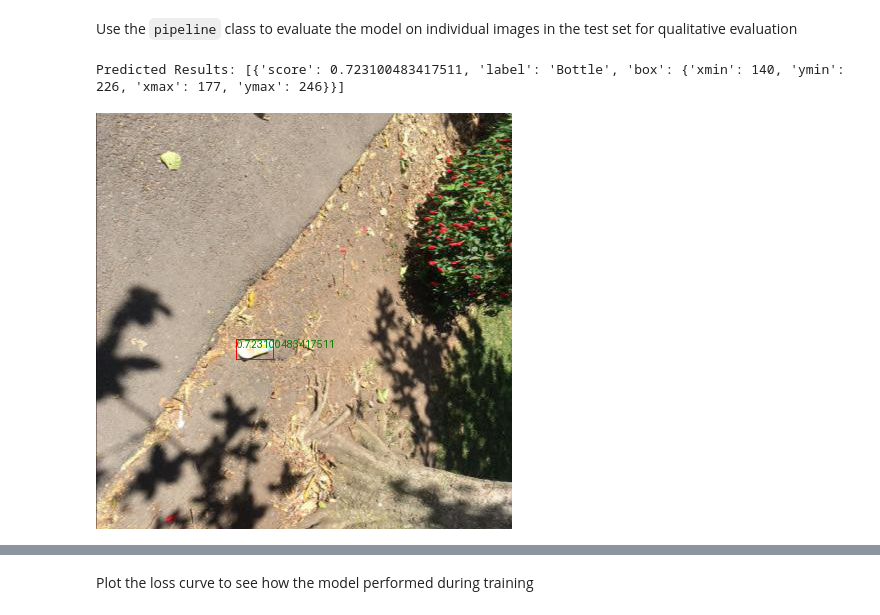
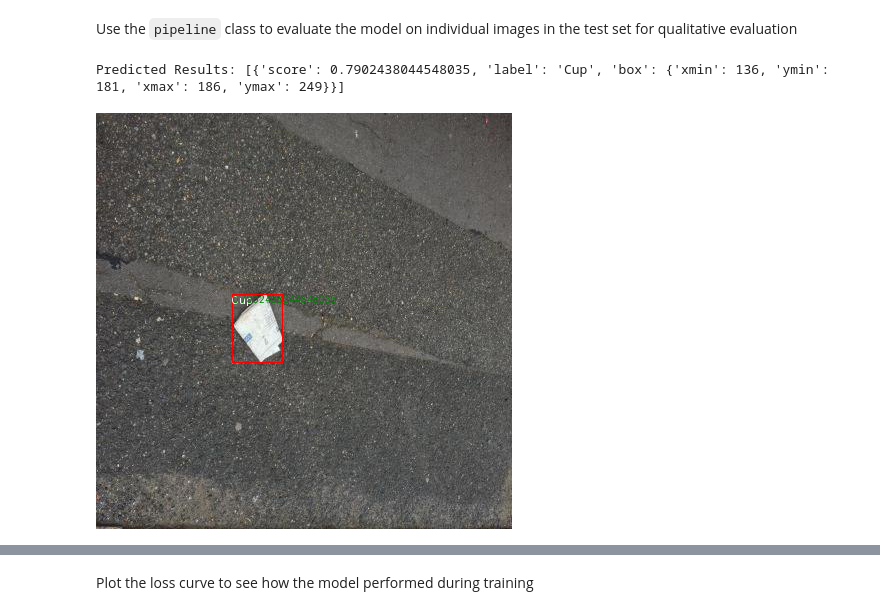
Before and after one commit to isaac-berlin/CV_Garbage_Detection, a Jupyter notebook: src/finetune_DeTr.ipynb, the cells around one changed output, grey strips where cells are left out. Saved outputs shown, nothing was run; the diff lists cells and outputs as text; code cells hidden in the pictures.

Commit message:
finished training v4 and seen improved results

```diff
--- a/src/finetune_DeTr.ipynb
+++ b/src/finetune_DeTr.ipynb
@@ -70,21 +15,21 @@ Updated COCO file saved to c:\Users\isaac\dev\CV_Garbage_Detection\src\..\Data\t
 # %% [markdown]
 Load in supervision datasets
 # %%
-ds_path = r"C:\Users\isaac\dev\CV_Garbage_Detection\Data"
+ds_path = r"C:\Users\isaac\dev\CV_Garbage_Detection\Data_Cleaned"
 
 ds_train = sv.DetectionDataset.from_coco(
     images_directory_path=os.path.join(ds_path, "train"),
-    annotations_path=os.path.join(ds_path, "train", "_annotations_filtered.coco.json"),
+    annotations_path=os.path.join(ds_path, "train", "_annotations.coco.json"),
 )
 
 ds_test = sv.DetectionDataset.from_coco(
     images_directory_path=os.path.join(ds_path, "test"),
-    annotations_path=os.path.join(ds_path, "test", "_annotations_filtered.coco.json"),
+    annotations_path=os.path.join(ds_path, "test", "_annotations.coco.json"),
 )
 
 ds_valid = sv.DetectionDataset.from_coco(
     images_directory_path=os.path.join(ds_path, "valid"),
-    annotations_path=os.path.join(ds_path, "valid", "_annotations_filtered.coco.json"),
+    annotations_path=os.path.join(ds_path, "valid", "_annotations.coco.json"),
 )
 # %% [markdown]
 helper functions to convert coco format to dict
@@ -156,7 +101,7 @@ def get_class_mappings_from_coco(annotation_path):
     class_mapping = {category["id"]: category["name"] for category in categories}
     return class_mapping
 # %%
-class_mappings = get_class_mappings_from_coco(os.path.join(ds_path, "train", "_annotations_filtered.coco.json"))
+class_mappings = get_class_mappings_from_coco(os.path.join(ds_path, "train", "_annotations.coco.json"))
 
 label2id = {v: k for k, v in class_mappings.items()}
 id2label = {k: v for k, v in class_mappings.items()}
@@ -399,19 +344,19 @@ Use the `pipeline` class to evaluate the model on individual images in the test
 # %%
 from transformers import pipeline
 
 idx = 25
 
 img = valid_dataset[idx]["image"]
-obj = pipeline("object-detection", model="conditional-detr-resnet-50-finetuned-v3", device=0)
+obj = pipeline("object-detection", model="conditional-detr-resnet-50-finetuned-v4", device=0)
 
 tr = 0.5
 
 res = obj(img, threshold=tr)
 print("Predicted Results:",res)
 plot_results(img, res, threshold=tr)
 # %% [output]
-Predicted Results: [{'score': 0.723100483417511, 'label': 'Bottle', 'box': {'xmin': 140, 'ymin': 226, 'xmax': 177, 'ymax': 246}}]
+Predicted Results: [{'score': 0.7902438044548035, 'label': 'Cup', 'box': {'xmin': 136, 'ymin': 181, 'xmax': 186, 'ymax': 249}}]
-[figure, old version]
+[figure, new version]
 # %%
 print("Ground Truth:", valid_dataset[idx]["objects"])
 draw_image_from_idx(valid_dataset, idx)
```
Also changed, not shown: parts of 14 cells of this notebook, 2 other files.
